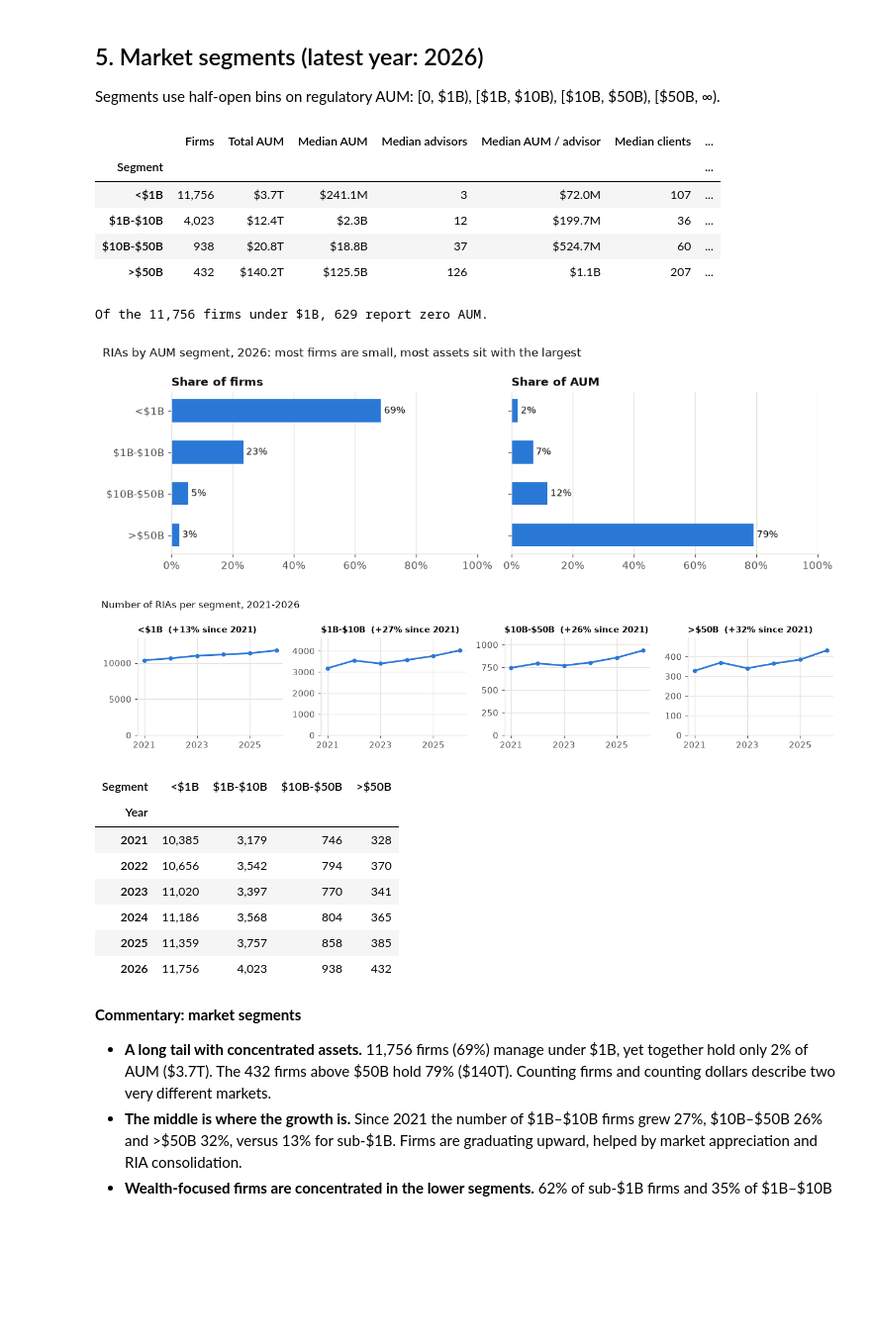
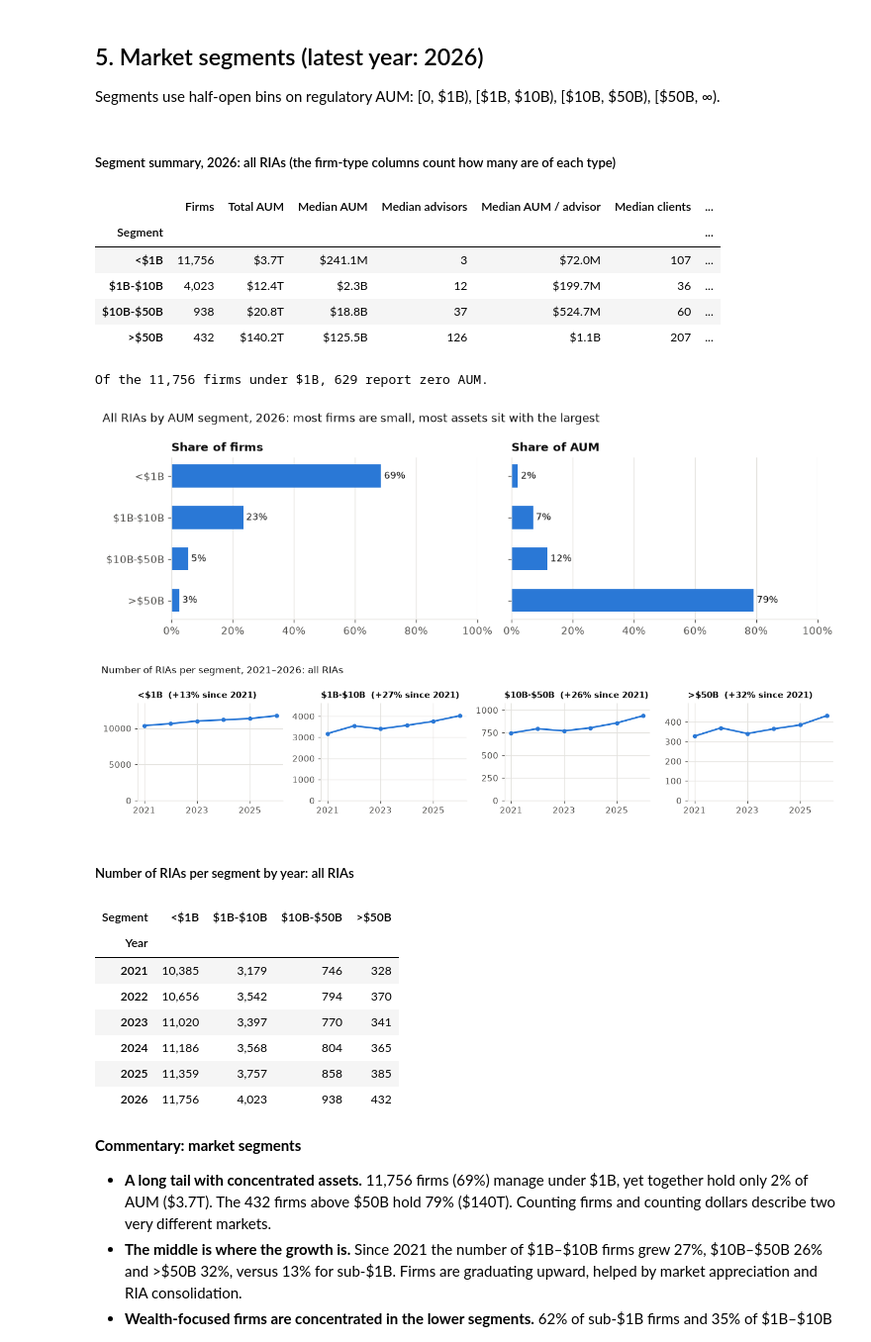
Before and after one commit to sayrest44/nevis-adv-analysis, a Jupyter notebook: nevis-adv-analysis.ipynb, the cells around one changed output. Shown at 99% size. Cells and saved outputs as stored; diff of their text form; code cells hidden in the pictures; blank space fills up the shorter version.

```diff
--- a/nevis-adv-analysis.ipynb
+++ b/nevis-adv-analysis.ipynb
@@ -467,12 +475,14 @@ seg["share_of_firms"] = seg["firms"] / seg["firms"].sum()
 seg["share_of_aum"] = seg["total_aum"] / seg["total_aum"].sum()
 seg["wealth_focused_share"] = seg["wealth_focused_firms"] / seg["firms"]
 seg.to_csv(OUT / "segment_summary.csv")
+heading(f"Segment summary, {LATEST}: all RIAs (the firm-type columns count how many are of each type)", level=5)
 show(fmt(seg, money_cols=["total_aum", "median_aum", "median_aum_per_advisor"],
             share_cols=["share_of_firms", "share_of_aum", "wealth_focused_share"],
             int_cols=["firms", "median_advisors", "median_clients", "wealth_focused_firms", "digital_platforms",
                       "investment_managers", "family_offices"]))
 print(f"Of the {seg.loc['<$1B', 'firms']:,} firms under $1B, {(latest['aum'] == 0).sum():,} report zero AUM.")
 # %% [output]
+##### Segment summary, 2026: all RIAs (the firm-type columns count how many are of each type)
 |  | Firms | Total AUM | Median AUM | Median advisors | Median AUM / advisor | Median clients | ... |
 | Segment |  |  |  |  |  |  | ... |
 | <$1B | 11,756 | $3.7T | $241.1M | 3 | $72.0M | 107 | ... |
@@ -492,27 +502,29 @@ for ax, col, title in [(axes[0], "share_of_firms", "Share of firms"), (axes[1],
     ax.set_xlim(0, 1)
     ax.xaxis.set_major_formatter(lambda x, _: f"{x:.0%}")
     ax.grid(axis="y", visible=False)
-fig.suptitle(f"RIAs by AUM segment, {LATEST}: most firms are small, most assets sit with the largest",
+fig.suptitle(f"All RIAs by AUM segment, {LATEST}: most firms are small, most assets sit with the largest",
              x=0.01, ha="left", fontsize=11, color=INK)
 plt.tight_layout()
 plt.show()
 # %% [output]
-[figure, old version]
+[figure, new version]
 # %%
 trend = panel.groupby(["year", "segment"], observed=False).size().unstack()
 fig, axes = plt.subplots(1, 4, figsize=(12, 2.6))
 for ax, s in zip(axes, trend.columns):
     ax.plot(trend.index, trend[s], color=BLUE, lw=2, marker="o", ms=4)
     first, last = trend[s].iloc[0], trend[s].iloc[-1]
     ax.set_title(f"{s}  ({last / first - 1:+.0%} since 2021)", loc="left", fontsize=10)
     ax.set_xticks(trend.index[::2])
     ax.set_ylim(0, trend[s].max() * 1.15)
-fig.suptitle("Number of RIAs per segment, 2021-2026", x=0.01, ha="left", fontsize=11, color=INK)
+fig.suptitle("Number of RIAs per segment, 2021–2026: all RIAs", x=0.01, ha="left", fontsize=11, color=INK)
 plt.tight_layout()
 plt.show()
+heading("Number of RIAs per segment by year: all RIAs", level=5)
 show(fmt(trend, int_cols=list(trend.columns)))
 # %% [output]
-[figure, old version]
+[figure, new version]
+##### Number of RIAs per segment by year: all RIAs
 | Segment | <$1B | $1B-$10B | $10B-$50B | >$50B |
 | Year |  |  |  |  |
 | 2021 | 10,385 | 3,179 | 746 | 328 |
```
Also changed, not shown: parts of 20 cells of this notebook.
